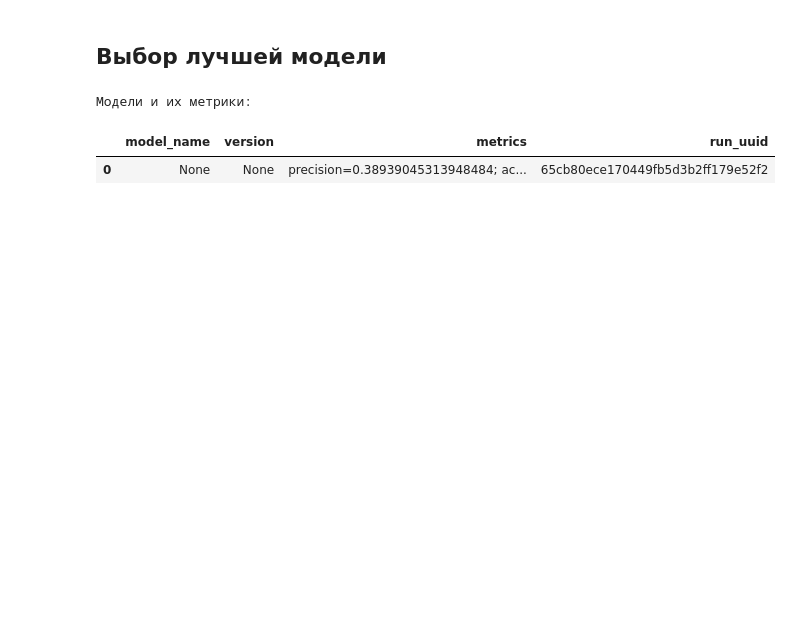
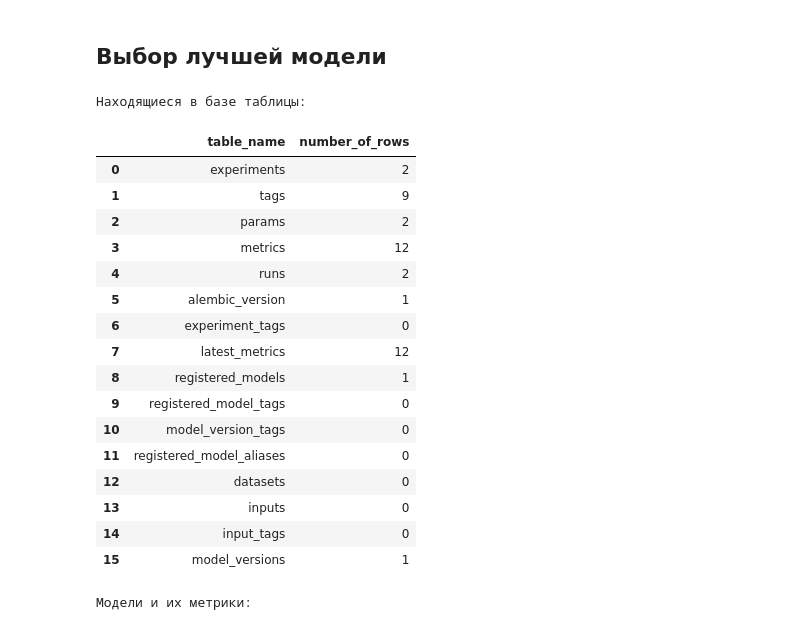
Before and after one commit to denis-42ds/determining_music_genre_from_an_image, a Jupyter notebook: music_genres.ipynb, the cells around one changed output. Saved outputs shown, nothing was run; the diff lists cells and outputs as text; code cells hidden in the pictures; blank space fills up the shorter version.

```diff
--- a/music_genres.ipynb
+++ b/music_genres.ipynb
@@ -186,32 +278,48 @@ explorer.model_logging(experiment_name=EXPERIMENT_NAME,
 # %%
 connection.update(postgres_credentials)
 with psycopg.connect(**connection) as conn:
     with conn.cursor() as cur:
-        # cur.execute(f"SELECT table_name FROM information_schema.tables WHERE table_schema='public'")
-        # table_data = []
-        # for table_name in cur.fetchall():
-        #     cur.execute(f"SELECT COUNT(*) FROM {table_name[0]}")
-        #     table_data.append((table_name[0], cur.fetchone()[0]))
-        # print('Находящиеся в базе таблицы:')
-        # display(pd.DataFrame(table_data, columns=['table_name', 'number_of_rows']))
+        cur.execute(f"SELECT table_name FROM information_schema.tables WHERE table_schema='public'")
+        table_data = []
+        for table_name in cur.fetchall():
+            cur.execute(f"SELECT COUNT(*) FROM {table_name[0]}")
+            table_data.append((table_name[0], cur.fetchone()[0]))
+        print('Находящиеся в базе таблицы:')
+        display(pd.DataFrame(table_data, columns=['table_name', 'number_of_rows']))
 
         cur.execute("""
                        SELECT
                          model_versions.name AS model_name,
                          model_versions.version,
                          STRING_AGG(metrics.key || '=' || metrics.value, '; ') AS metrics,
                          metrics.run_uuid
                        FROM metrics
                          LEFT JOIN model_versions ON model_versions.run_id=metrics.run_uuid
                        WHERE metrics.key NOT IN ('fit_time', 'score_time')
                        GROUP BY model_versions.name, model_versions.version, metrics.run_uuid
                        ORDER BY metrics DESC
                        """)
         table_data = cur.fetchall()
         table_columns = [desc[0] for desc in cur.description]
         print('Модели и их метрики:')
         display(pd.DataFrame(table_data, columns=table_columns))
 # %% [output]
-Модели и их метрики:
+Находящиеся в базе таблицы:
-|  | model_name | version | metrics | run_uuid |
-| 0 | None | None | precision=0.38939045313948484; ac... | 65cb80ece170449fb5d3b2ff179e52f2 |
+|  | table_name | number_of_rows |
+| 0 | experiments | 2 |
+| 1 | tags | 9 |
+| 2 | params | 2 |
+| 3 | metrics | 12 |
+| 4 | runs | 2 |
+| 5 | alembic_version | 1 |
+| 6 | experiment_tags | 0 |
+| 7 | latest_metrics | 12 |
+| 8 | registered_models | 1 |
+| 9 | registered_model_tags | 0 |
+| 10 | model_version_tags | 0 |
+| 11 | registered_model_aliases | 0 |
+| 12 | datasets | 0 |
+| 13 | inputs | 0 |
+| 14 | input_tags | 0 |
+| 15 | model_versions | 1 |
+Модели и их метрики:
```
Also changed, not shown: parts of 18 cells of this notebook, 4 other files.
